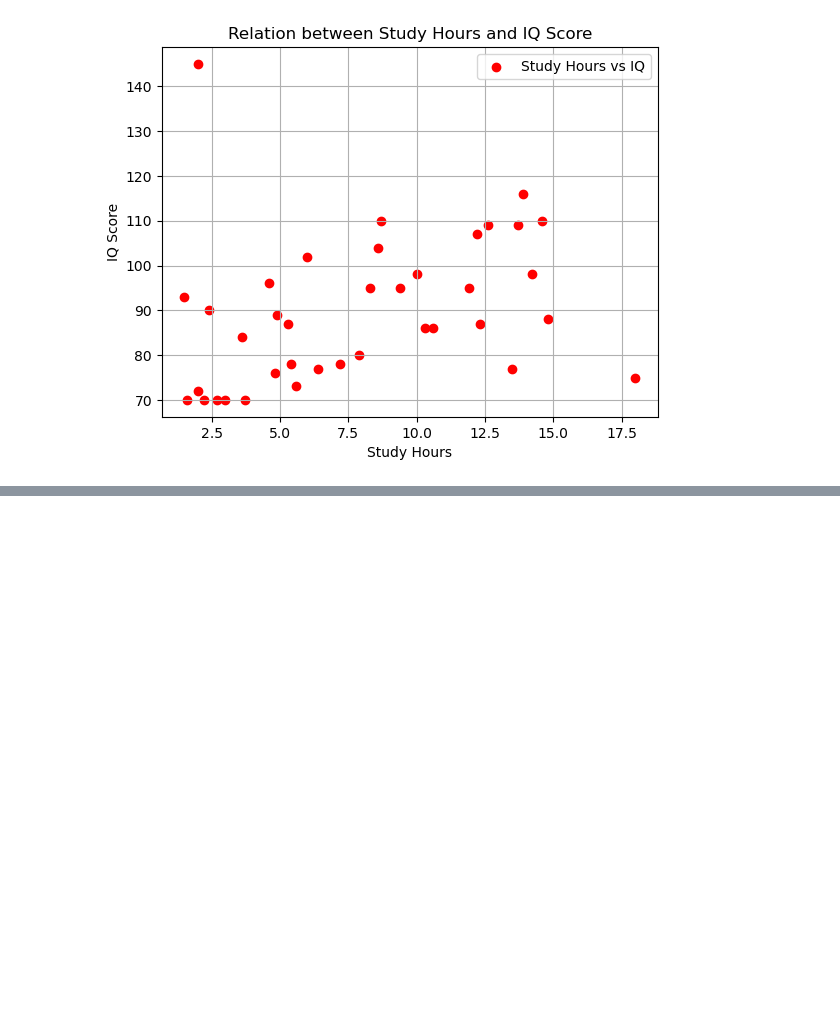
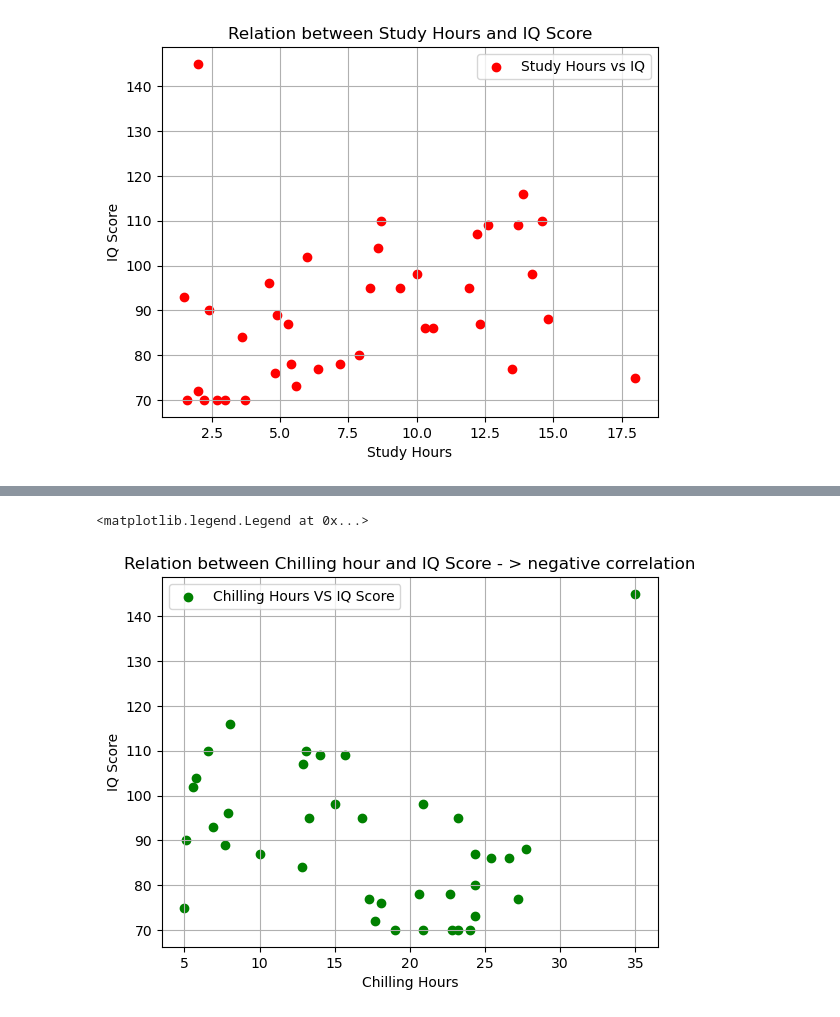
Before and after one commit to Dev-Maidul/Matplotlib, a Jupyter notebook: matplotlib.ipynb, the cells around one changed output, grey strips where cells are left out. Saved outputs shown, nothing was run; the diff lists cells and outputs as text; code cells hidden in the pictures; blank space fills up the shorter version.

Commit message:
Relation between Chilling hour and IQ Score - > negative correlation

```diff
--- a/matplotlib.ipynb
+++ b/matplotlib.ipynb
@@ -129,0 +132,12 @@ plt.scatter(students['Shoe_Size'],students['IQ_Score'],label="Shoe Size vs IQ_Sc
+# %%
+#Relation between Chilling hour and IQ Score - > negative correlation
+plt.xlabel("Chilling Hours")
+plt.ylabel("IQ Score")
+plt.title("Relation between Chilling hour and IQ Score - > negative correlation")
+plt.scatter(students['Chilling_Hours'],students['IQ_Score'],color='green',label="Chilling Hours VS IQ Score")
+
+plt.grid()
+plt.legend()
+# %% [output]
+<matplotlib.legend.Legend at 0x...>
+[figure, added]
```
Also changed, not shown: parts of 1 cell of this notebook.
